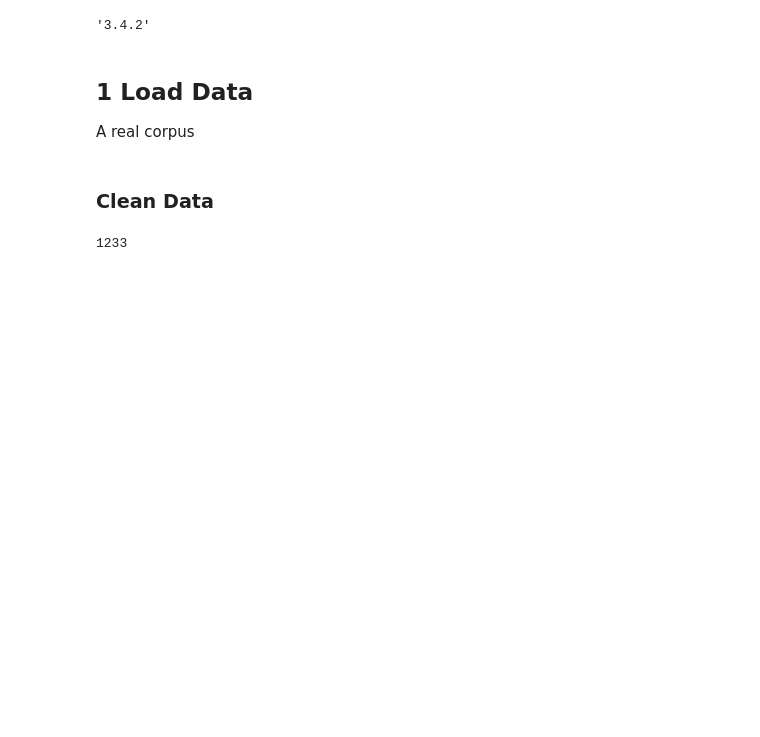
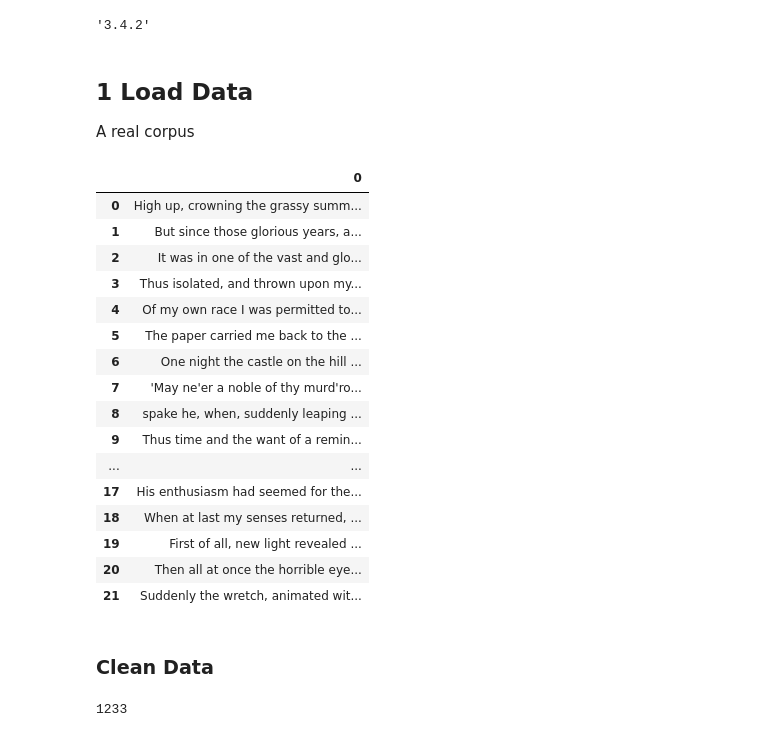
Before and after one commit to guntsvzz/DSAI-AIT, a Jupyter notebook: Course/Natural Language Understanding/Assignment/01 - Word2Vec.ipynb, the cells around one changed output. Drawn from its saved outputs; the diff is of its cells as text; code cells hidden in the pictures; blank space fills up the shorter version.

```diff
--- a/Course/Natural Language Understanding/Assignment/01 - Word2Vec.ipynb
+++ b/Course/Natural Language Understanding/Assignment/01 - Word2Vec.ipynb
@@ -27,8 +27,27 @@ A real corpus
 # %%
 nlp = spacy.load('./en_core_web_sm/')
 text = open('./dataset/alchemist.txt',mode='r')
 #credit corpus https://github.com/vilmibm/lovecraftcorpus
 df = pd.DataFrame(text.readlines())
+df
+# %% [output]
+|  | 0 |
+| 0 | High up, crowning the grassy summ... |
+| 1 | But since those glorious years, a... |
+| 2 | It was in one of the vast and glo... |
+| 3 | Thus isolated, and thrown upon my... |
+| 4 | Of my own race I was permitted to... |
+| 5 | The paper carried me back to the ... |
+| 6 | One night the castle on the hill ... |
+| 7 | 'May ne'er a noble of thy murd'ro... |
+| 8 | spake he, when, suddenly leaping ... |
+| 9 | Thus time and the want of a remin... |
+| ... | ... |
+| 17 | His enthusiasm had seemed for the... |
+| 18 | When at last my senses returned, ... |
+| 19 | First of all, new light revealed ... |
+| 20 | Then all at once the horrible eye... |
+| 21 | Suddenly the wretch, animated wit... |
 # %% [markdown]
 ### Clean Data
 # %%
```
Also changed, not shown: 10 other files.
